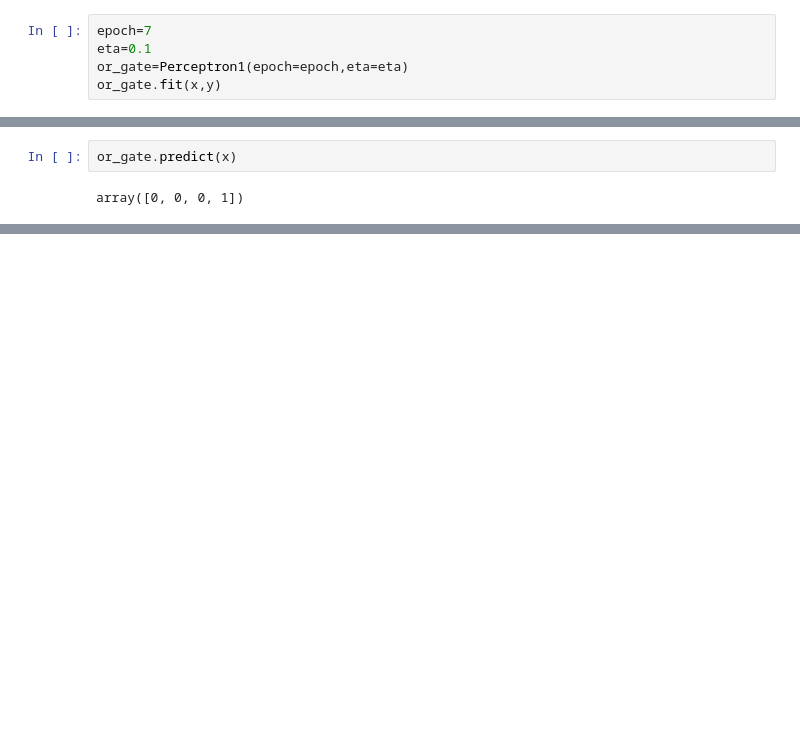
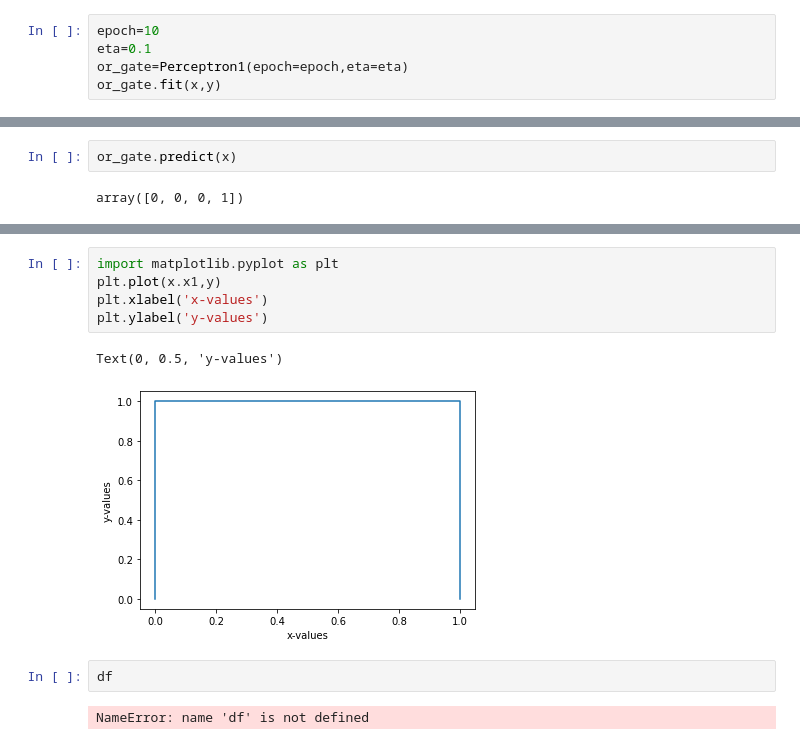
Before and after one commit to pandeykamal6/MLOPS, a Jupyter notebook: Perceptron Implementation.ipynb, the cells around one changed output, grey strips where cells are left out. Saved outputs shown, nothing was run; the diff lists cells and outputs as text; blank space fills up the shorter version.

```diff
--- a/Perceptron Implementation.ipynb
+++ b/Perceptron Implementation.ipynb
@@ -94,7 +98,7 @@ or_gate.predict(x)
 # %% [output]
 array([0, 0, 0, 1])
 # %%
-epoch=7
+epoch=10
 eta=0.1
 or_gate=Perceptron1(epoch=epoch,eta=eta)
 or_gate.fit(x,y)
@@ -122,0 +135,12 @@ array([0, 0, 0, 1])
+# %%
+import matplotlib.pyplot as plt
+plt.plot(x.x1,y)
+plt.xlabel('x-values')
+plt.ylabel('y-values')
+# %% [output]
+Text(0, 0.5, 'y-values')
+[figure, added]
+# %%
+df
+# %% [output]
+NameError: name 'df' is not defined
```
Also changed, not shown: parts of 30 cells of this notebook.
